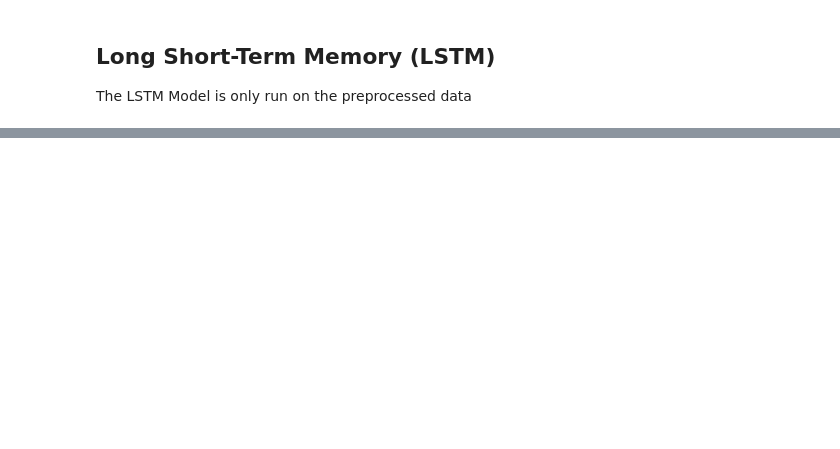
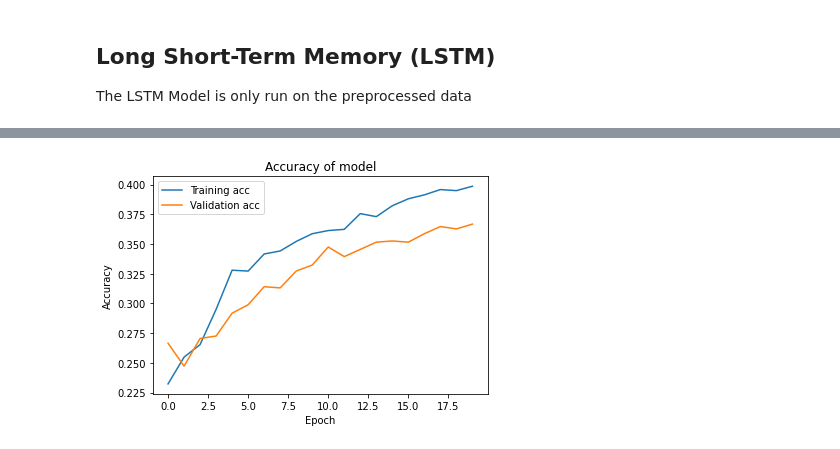
Before and after one commit to commutativity/project_NLP, a Jupyter notebook: 08_neural_networks/neural_network_LSTM.ipynb, the cells around one changed output, grey strips where cells are left out. Saved outputs shown, nothing was run; the diff lists cells and outputs as text; code cells hidden in the pictures; blank space fills up the shorter version.

```diff
--- a/08_neural_networks/neural_network_LSTM.ipynb
+++ b/08_neural_networks/neural_network_LSTM.ipynb
@@ -126,0 +131,8 @@ model.evaluate(test_data)
+# %%
+column = 'explicit_lemmatization'
+
+df = pd.read_json('..\\Unternehmen_preprocessed.json')
+df = df[['explicit_lemmatization', 'sector']]
+df.sector = pd.Categorical(df.sector)
+df['code'] = df.sector.cat.codes
+df.head()
@@ -126,0 +146,11 @@ model.evaluate(test_data)
+# %%
+# stratify the sectors evenly onto train, val and test dataset
+grouped_df = df.groupby('sector')
+arr_list = [np.split(g, [int(.8 * len(g)), int(.9 * len(g))]) for i, g in grouped_df]
+train = pd.concat([t[0] for t in arr_list])
+val = pd.concat([v[2] for v in arr_list])
+test = pd.concat([t[1] for t in arr_list])
+# %%
+train_data = df_to_dataset(train, column)
+valid_data = df_to_dataset(val, column)
+test_data = df_to_dataset(test, column)
@@ -126,0 +175,7 @@ model.evaluate(test_data)
+# %%
+# train the model and use early stopping
+history_lemma = model.fit(train_data,
+                    validation_data=valid_data,
+                    epochs=20,
+                    # callbacks=[es]
+                    )
@@ -126,0 +200,10 @@ model.evaluate(test_data)
+# %%
+plt.plot(history_lemma.history['accuracy'], label="Training acc")
+plt.plot(history_lemma.history['val_accuracy'], label="Validation acc")
+plt.title("Accuracy of model")
+plt.ylabel("Accuracy")
+plt.xlabel("Epoch")
+plt.legend()
+plt.show()
+# %% [output]
+[figure, added]
```
Also changed, not shown: parts of 17 cells of this notebook.
